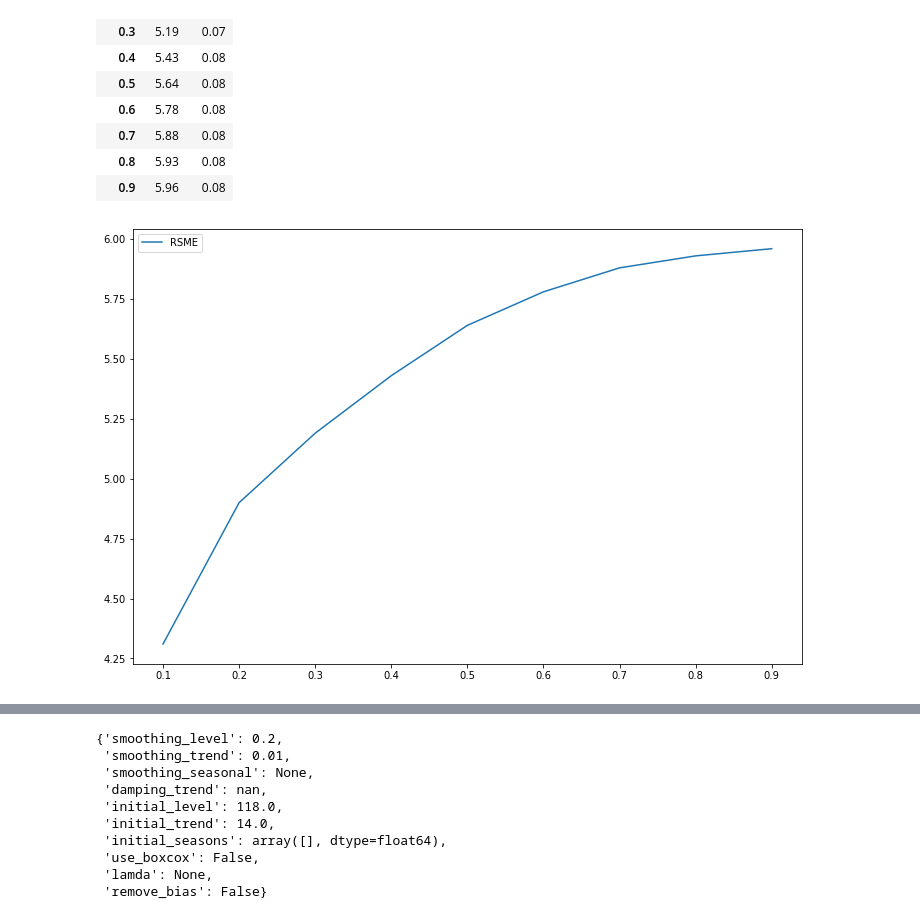
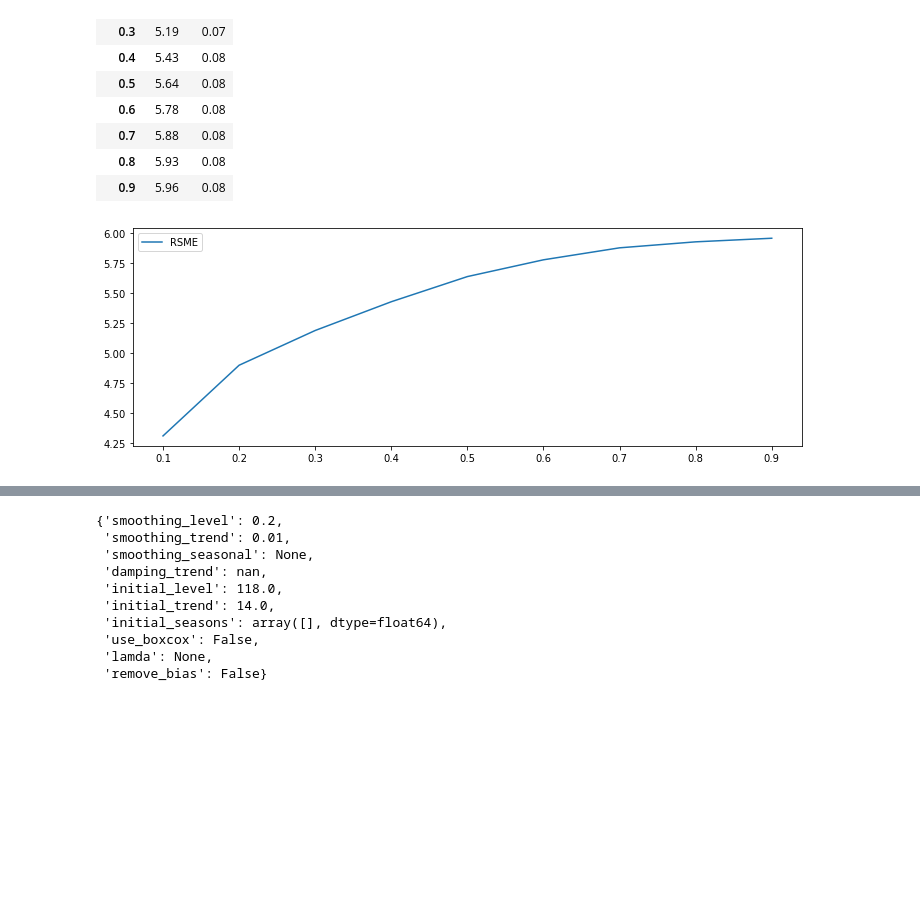
Before and after one commit to Prashik28/techeenomad_dataScience, a Jupyter notebook: Time Series/Airline Passenger .ipynb, the cells around one changed output, grey strips where cells are left out. Cells and saved outputs as stored; diff of their text form; code cells hidden in the pictures; blank space fills up the shorter version.

```diff
--- a/Time Series/Airline Passenger .ipynb
+++ b/Time Series/Airline Passenger .ipynb
@@ -612,10 +582,11 @@ df.head(10)
 | 0.8 | 5.93 | 0.08 |
 | 0.9 | 5.96 | 0.08 |
 # %%
+plt.figure(figsize=(12,4))
 plt.plot(df['rsme'], label='RSME')
 #plt.plot(df['mape']*100, label='MAPE')
 plt.legend(loc='best')
 plt.show()
 # %% [output]
-[figure, old version]
+[figure, new version]
 # %%
```
Also changed, not shown: parts of 52 cells of this notebook.
